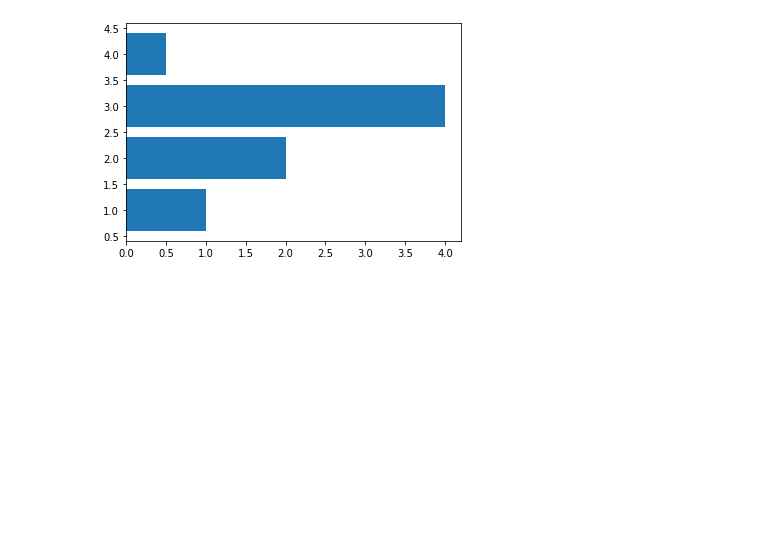
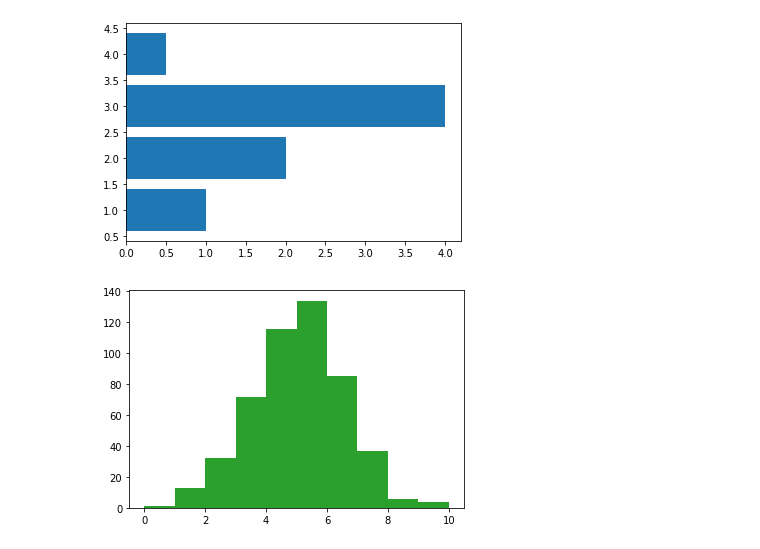
Before and after one commit to xkrizthx/Python, a Jupyter notebook: Diplomado_Matpolib.ipynb, the cells around one changed output. Cells and saved outputs as stored; diff of their text form; code cells hidden in the pictures; blank space fills up the shorter version.

```diff
--- a/Diplomado_Matpolib.ipynb
+++ b/Diplomado_Matpolib.ipynb
@@ -43,3 +43,12 @@ xa.barh([1,2,3,4],[1,2,4,0.5])
 plt.show()
 # %% [output]
 [figure]
+# %%
+import matplotlib.pyplot as plt
+import numpy as np
+figura, ax=plt.subplots();
+x=np.random.normal(5, 1.5, size=500)
+ax.hist(x, np.arange(0,11), color='tab:green')
+plt.show()
+# %% [output]
+[figure, added]
```
Also changed, not shown: parts of 3 cells of this notebook.
